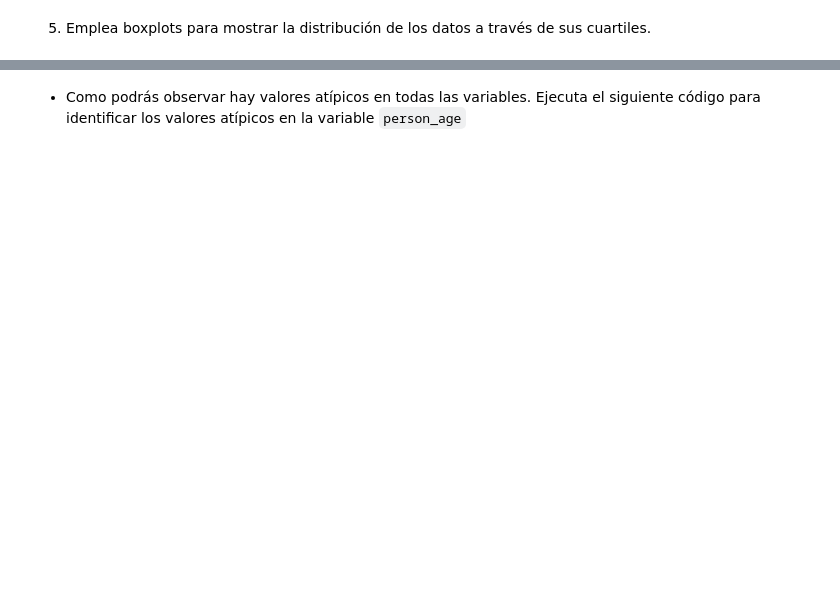
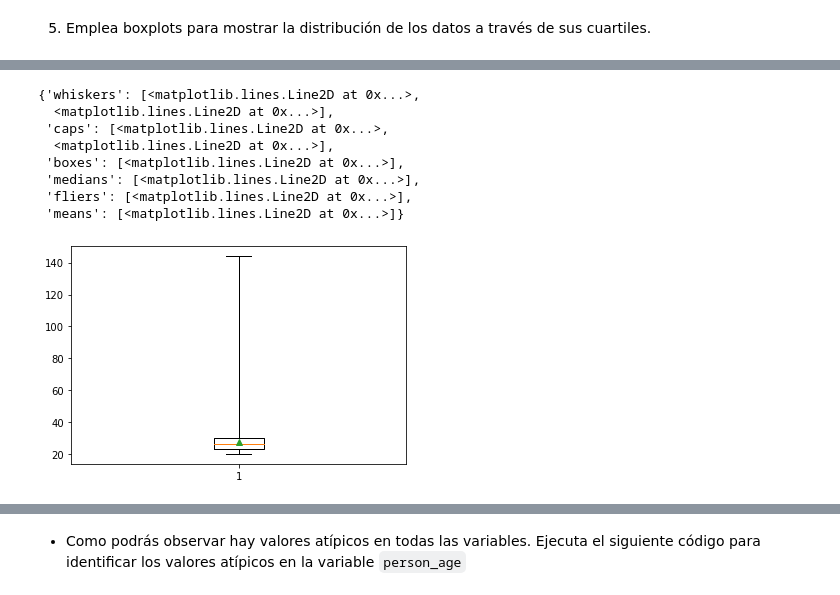
Before and after one commit to angelsedam/Maestria_IAA, a Jupyter notebook: 01_ciencia_analitica_datos/mod03_1_eda/entregable/Actividad4EDA.ipynb, the cells around one changed output, grey strips where cells are left out. Saved outputs shown, nothing was run; the diff lists cells and outputs as text; code cells hidden in the pictures; blank space fills up the shorter version.

```diff
--- a/01_ciencia_analitica_datos/mod03_1_eda/entregable/Actividad4EDA.ipynb
+++ b/01_ciencia_analitica_datos/mod03_1_eda/entregable/Actividad4EDA.ipynb
@@ -144,0 +238,13 @@ sns.boxplot(df)
+# %%
+person_age  = df['person_age']
+plt.boxplot(person_age, showmeans=True, whis = 50)
+# %% [output]
+{'whiskers': [<matplotlib.lines.Line2D at 0x...>,
+  <matplotlib.lines.Line2D at 0x...>],
+ 'caps': [<matplotlib.lines.Line2D at 0x...>,
+  <matplotlib.lines.Line2D at 0x...>],
+ 'boxes': [<matplotlib.lines.Line2D at 0x...>],
+ 'medians': [<matplotlib.lines.Line2D at 0x...>],
+ 'fliers': [<matplotlib.lines.Line2D at 0x...>],
+ 'means': [<matplotlib.lines.Line2D at 0x...>]}
+[figure, added]
```
Also changed, not shown: parts of 33 cells of this notebook.
